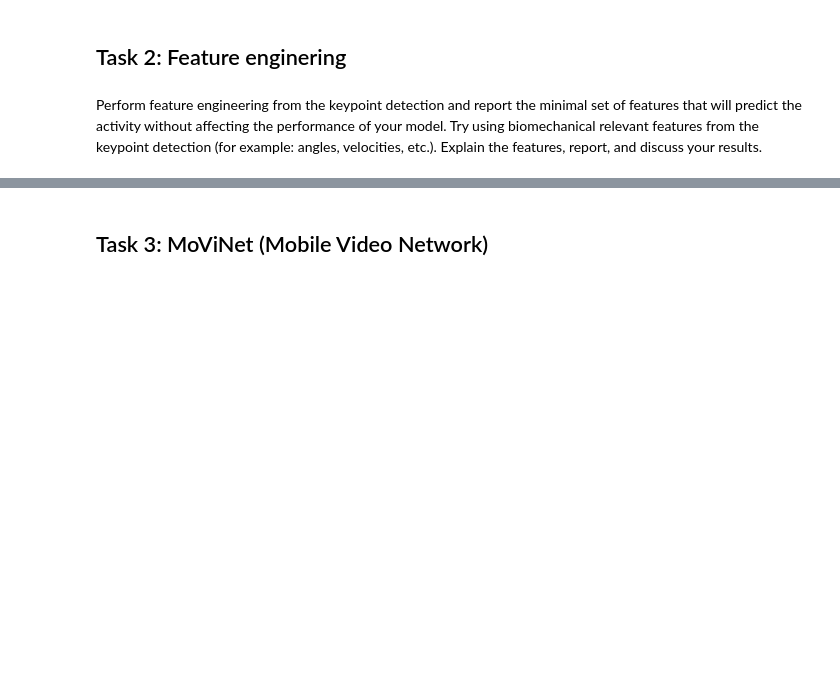
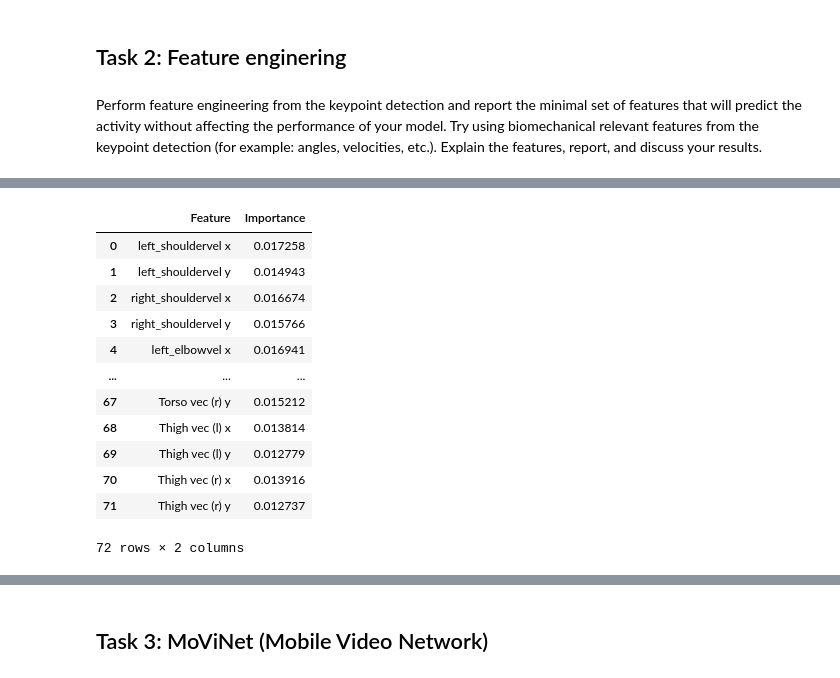
Before and after one commit to linahagberg/Assignment_4_Lina_Ella, a Jupyter notebook: Lina_Ella__assingment4.ipynb, the cells around one changed output, grey strips where cells are left out. Cells and saved outputs as stored; diff of their text form; code cells hidden in the pictures; blank space fills up the shorter version.

```diff
--- a/Lina_Ella__assingment4.ipynb
+++ b/Lina_Ella__assingment4.ipynb
@@ -1052,5 +1133,21 @@ print(feature_importance_df.sort_values(by='Importance', ascending=False))
 
 [72 rows x 2 columns]
+# %%
+feature_importance_df
+# %% [output]
+|  | Feature | Importance |
+| 0 | left_shouldervel x | 0.017258 |
+| 1 | left_shouldervel y | 0.014943 |
+| 2 | right_shouldervel x | 0.016674 |
+| 3 | right_shouldervel y | 0.015766 |
+| 4 | left_elbowvel x | 0.016941 |
+| ... | ... | ... |
+| 67 | Torso vec (r) y | 0.015212 |
+| 68 | Thigh vec (l) x | 0.013814 |
+| 69 | Thigh vec (l) y | 0.012779 |
+| 70 | Thigh vec (r) x | 0.013916 |
+| 71 | Thigh vec (r) y | 0.012737 |
+72 rows × 2 columns
 # %%
 # Sortera funktionerna efter deras importance (från högsta till lägsta)
 sorted_idx = np.argsort(feature_importances)[::-1]  # Indices för de mest viktiga features (störst först)
```
Also changed, not shown: parts of 25 cells of this notebook, 1 other file.
